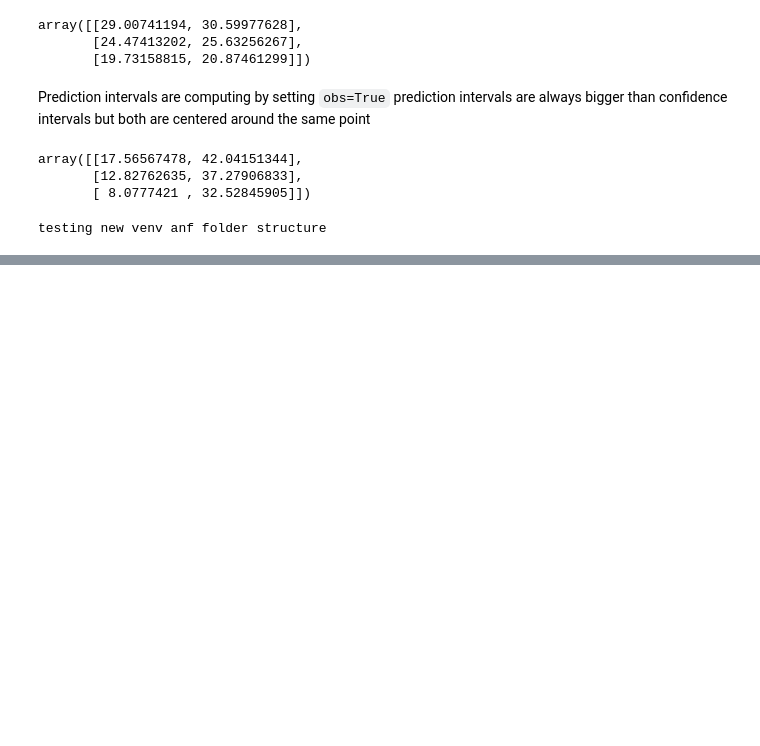
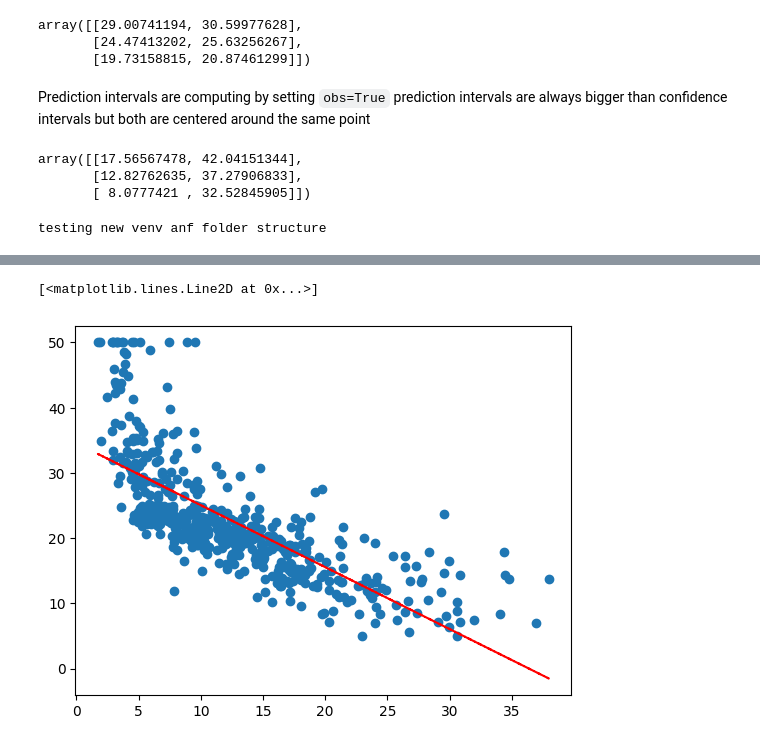
Before and after one commit to DDli26/Introduction-to-Statistical-Learning-Labs, a Jupyter notebook: Chapter 3 Linear Regression/lab.ipynb, the cells around one changed output, grey strips where cells are left out. Cells and saved outputs as stored; diff of their text form; code cells hidden in the pictures; blank space fills up the shorter version.

```diff
--- a/Chapter 3 Linear Regression/lab.ipynb
+++ b/Chapter 3 Linear Regression/lab.ipynb
@@ -307,0 +355,9 @@ testing new venv anf folder structure
+# %%
+import matplotlib.pyplot as plt
+# import seaborn as sns
+plt.scatter(x=Boston["lstat"], y=Boston["medv"])
+line_values=results.params[0] + results.params[1]*Boston["lstat"]
+plt.plot(Boston["lstat"], line_values, label="Line", color="red", linestyle="--")
+# %% [output]
+[<matplotlib.lines.Line2D at 0x...>]
+[figure, added]
```
Also changed, not shown: parts of 30 cells of this notebook.
